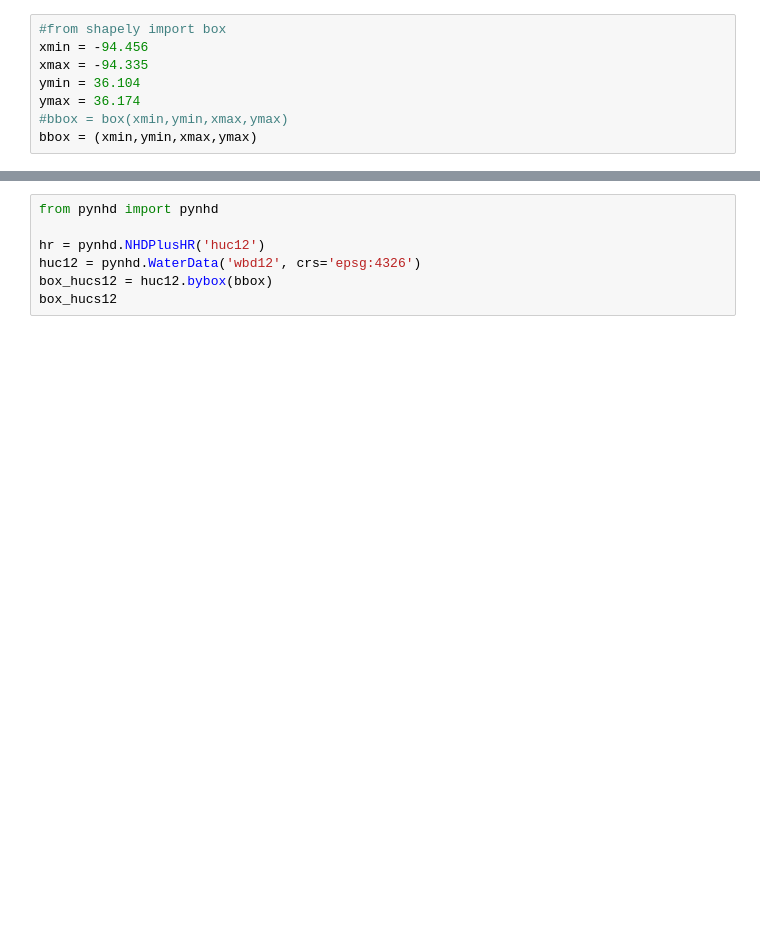
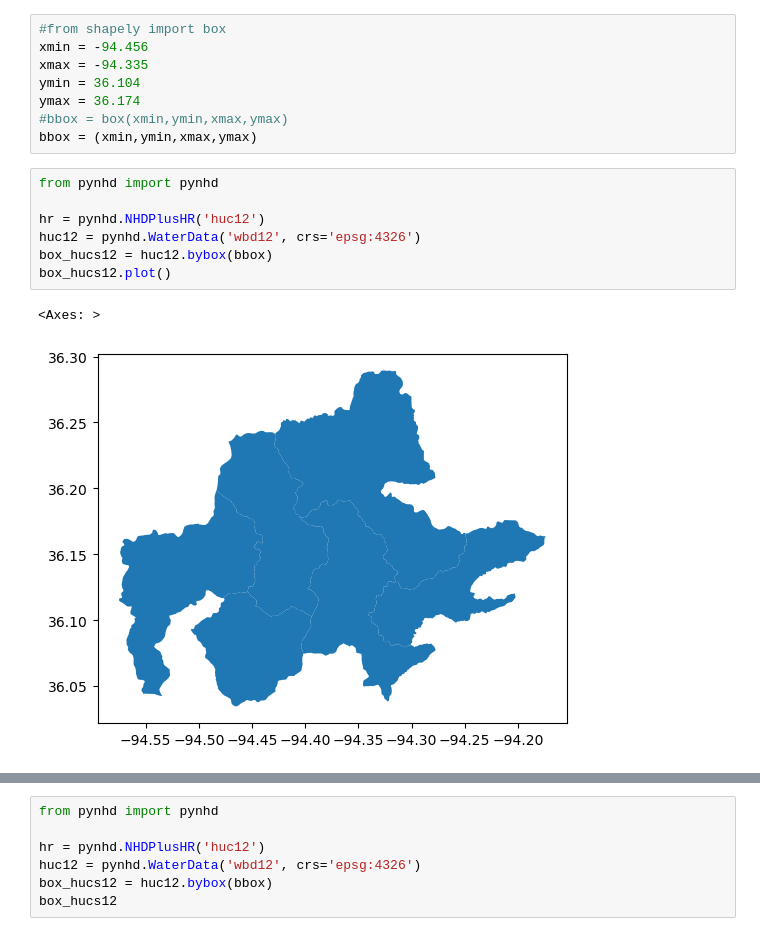
Before and after one commit to CovingtonResearchGroup/sinkhole_analysis, a Jupyter notebook: retrieve-HUCs.ipynb, the cells around one changed output, grey strips where cells are left out. Drawn from its saved outputs; the diff is of its cells as text; blank space fills up the shorter version.

```diff
--- a/retrieve-HUCs.ipynb
+++ b/retrieve-HUCs.ipynb
@@ -16,3 +9,13 @@ ymin = 36.104
 ymax = 36.174
 #bbox = box(xmin,ymin,xmax,ymax)
 bbox = (xmin,ymin,xmax,ymax)
+# %%
+from pynhd import pynhd
+
+hr = pynhd.NHDPlusHR('huc12')
+huc12 = pynhd.WaterData('wbd12', crs='epsg:4326')
+box_hucs12 = huc12.bybox(bbox)
+box_hucs12.plot()
+# %% [output]
+<Axes: >
+[figure, added]
```
Also changed, not shown: parts of 6 cells of this notebook, 5 other files.
